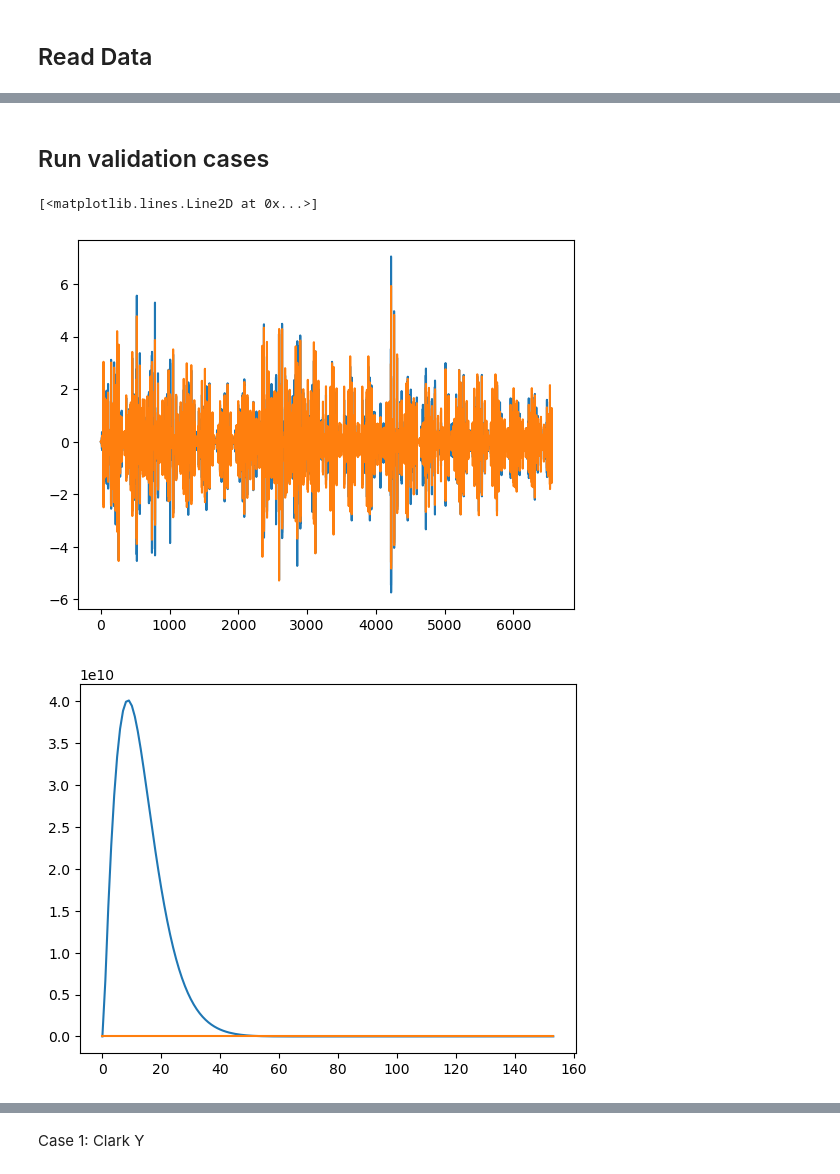
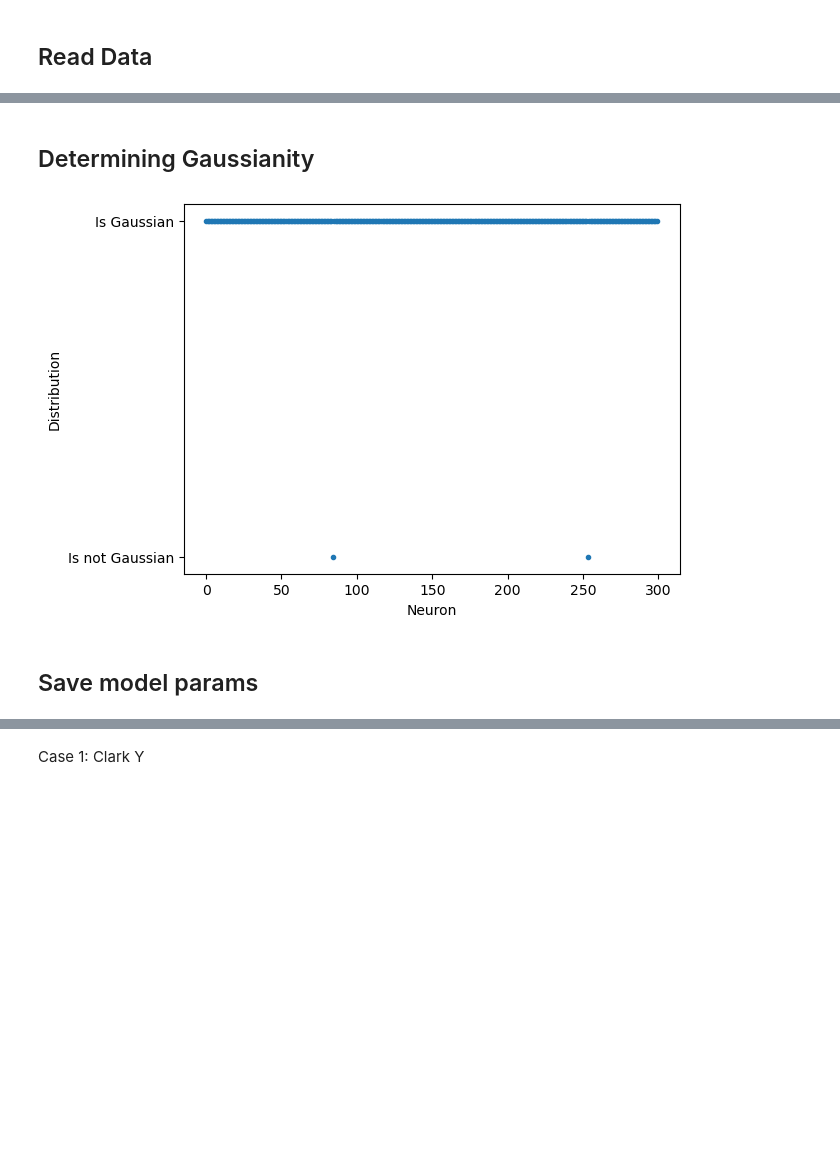
Before and after one commit to hwlee924/Large-Airfoil-Model, a Jupyter notebook: BNN_af_pdist_gen/BNN_XFOIL.ipynb, the cells around one changed output, grey strips where cells are left out. Cells and saved outputs as stored; diff of their text form; code cells hidden in the pictures; blank space fills up the shorter version.

```diff
--- a/BNN_af_pdist_gen/BNN_XFOIL.ipynb
+++ b/BNN_af_pdist_gen/BNN_XFOIL.ipynb
@@ -309,3 +308,41 @@ rng_key, rng_subkey = random.split(key=rng_key)
+# %% [markdown]
+## Determining Gaussianity
+# %%
+# Samples from the posterior predictive
+numDraws = 100
+params = svi_result.params
+prediction_sampler = Predictive(
+    model=model_bnn, guide=guide, params=params, num_samples= numDraws
+)
+MLP_draws = np.squeeze(prediction_sampler(rng_key, xTrain[81:82,:])['Y'])
+MLP_draws_mu = np.mean(MLP_draws, axis=0)
+MLP_draws_sig = np.std(MLP_draws, axis=0)
+
+# Samples from a true normal distribution with the determined mean and sigma
+trueN_draws = np.squeeze(dist.Normal(loc=MLP_draws_mu, scale = MLP_draws_sig).sample(key = rng_key, sample_shape=(numDraws,)))
+# For debugging - making sure the results are expected when distribution is not normal
+debugN_draws = np.squeeze(dist.Cauchy(loc=MLP_draws_mu, scale = MLP_draws_sig).sample(key = rng_key, sample_shape=(numDraws,)))
+
+import scipy
+p = []
+# Perform 2-sample KS test for all 300 points
+for i in range(0, MLP_draws.shape[1]):
+    p_sample = MLP_draws[:,i]
+    q_sample = trueN_draws[:,i]
+    ks_result = scipy.stats.ks_2samp(p_sample, q_sample)
+    p.append(ks_result.pvalue)
+
+# Null hypothesis: Two samples are same drawn from same distribution (P > 0.05)
+# Alternative - 2-sided: Two samples are not from the identical distribution (P <= 0.05)
+plt.plot(np.array(p)>=0.05,'.')
+plt.xlabel('Neuron')
+plt.ylabel('Distribution')
+plt.yticks([0.0, 1.0], ['Is not Gaussian', 'Is Gaussian'])
+plt.show()
+# %% [output]
+[figure, added]
+# %% [markdown]
+## Save model params
 # %%
 architecture = 'MLP'
 num_neurons = '300'
@@ -323,33 +360,3 @@ saveData['data'] = data
 saveData['meta'] = meta
 # with open('/home/hlee981/Documents/Lift Distribution/Onera M6/Prior Generator Model/quickload.pkl', 'wb') as file:
 #         pickle.dump(saveData, file)
-# %% [markdown]
-## Run validation cases
-# %%
-post_pred_test = posterior_predictive(rng_subkey, xTest)
-post_pred_train = posterior_predictive(rng_subkey, xTrain)
-mu = np.mean(np.squeeze(post_pred_test['Y']), axis=0)#+np.mean(yTrain,axis=0)
-# plt.plot(mu[10,:])
-# plt.plot(yTest[10,:])
-
-plt.plot((yTest-np.mean(yTrain,axis=0)).flatten()/1e8)
-plt.plot(mu.flatten())
-# plt.plot(xTest[10,21*2:-1])
-# plt.plot(xTest[10,21*2:-1], yTest[10])
-# print(b[0].shape)
-plt.figure()
-plt.plot(b[1][0] @ (mu[25,:22])*1e8)
-plt.plot(b[1][0] @ (yTest[25,:22]))
-# plt.plot(b[0] @ yTest[10,9:])
-# plt.show()
-
-# plt.plot(np.squeeze(post_pred_test['Y'][0,44,:]))
-# plt.plot(yTest[44]-np.mean(yTrain,axis=0),'k--',alpha=0.5)
-# plt.figure()
-
-# plt.plot(np.squeeze(post_pred_train['Y'][0,10,:])+np.mean(yTrain,axis=0))
-# plt.plot(yTrain[10],'k--',alpha=0.5)
-# %% [output]
-[<matplotlib.lines.Line2D at 0x...>]
-[figure, removed]
-[figure, removed]
```
Also changed, not shown: parts of 20 cells of this notebook.
